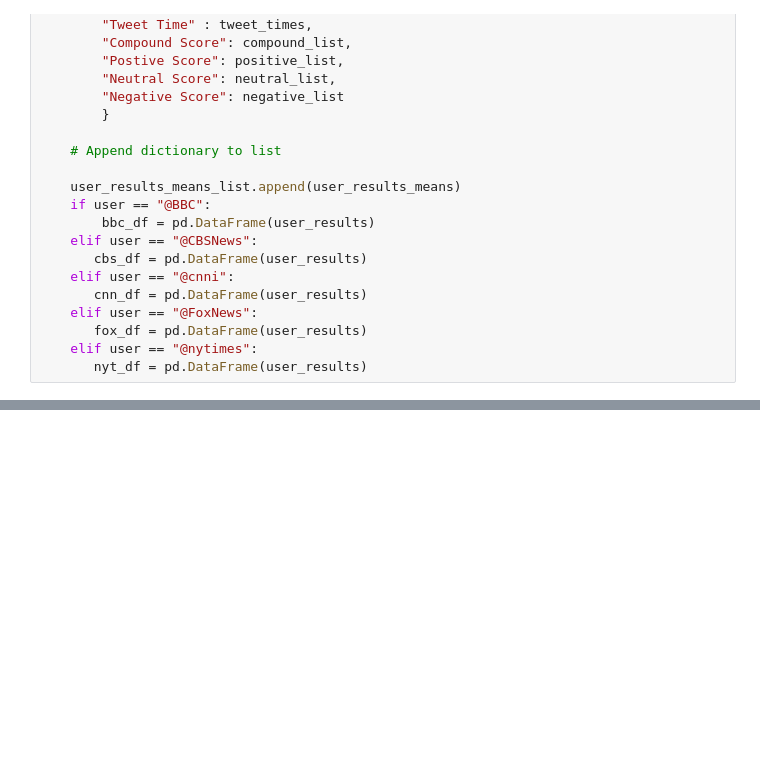
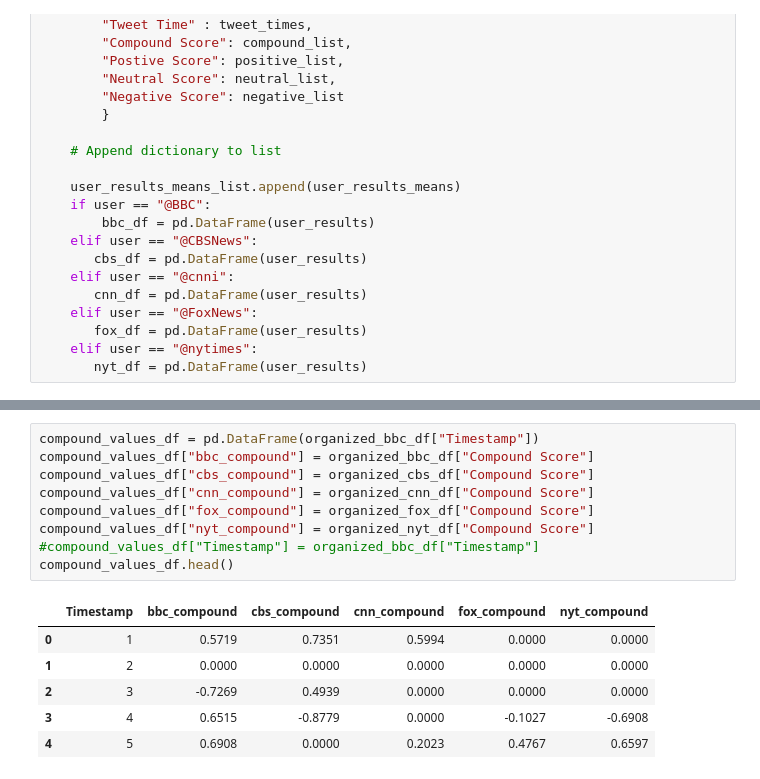
Before and after one commit to sinancengiz/social_analitics, a Jupyter notebook: main.ipynb, the cells around one changed output, grey strips where cells are left out. Cells and saved outputs as stored; diff of their text form; blank space fills up the shorter version.

```diff
--- a/main.ipynb
+++ b/main.ipynb
@@ -144,0 +127,16 @@ ValueError: If using all scalar values, you must pass an index
+# %%
+compound_values_df = pd.DataFrame(organized_bbc_df["Timestamp"])
+compound_values_df["bbc_compound"] = organized_bbc_df["Compound Score"]
+compound_values_df["cbs_compound"] = organized_cbs_df["Compound Score"]
+compound_values_df["cnn_compound"] = organized_cnn_df["Compound Score"]
+compound_values_df["fox_compound"] = organized_fox_df["Compound Score"]
+compound_values_df["nyt_compound"] = organized_nyt_df["Compound Score"]
+#compound_values_df["Timestamp"] = organized_bbc_df["Timestamp"]
+compound_values_df.head()
+# %% [output]
+|  | Timestamp | bbc_compound | cbs_compound | cnn_compound | fox_compound | nyt_compound |
+| 0 | 1 | 0.5719 | 0.7351 | 0.5994 | 0.0000 | 0.0000 |
+| 1 | 2 | 0.0000 | 0.0000 | 0.0000 | 0.0000 | 0.0000 |
+| 2 | 3 | -0.7269 | 0.4939 | 0.0000 | 0.0000 | 0.0000 |
+| 3 | 4 | 0.6515 | -0.8779 | 0.0000 | -0.1027 | -0.6908 |
+| 4 | 5 | 0.6908 | 0.0000 | 0.2023 | 0.4767 | 0.6597 |
```
Also changed, not shown: parts of 9 cells of this notebook.
